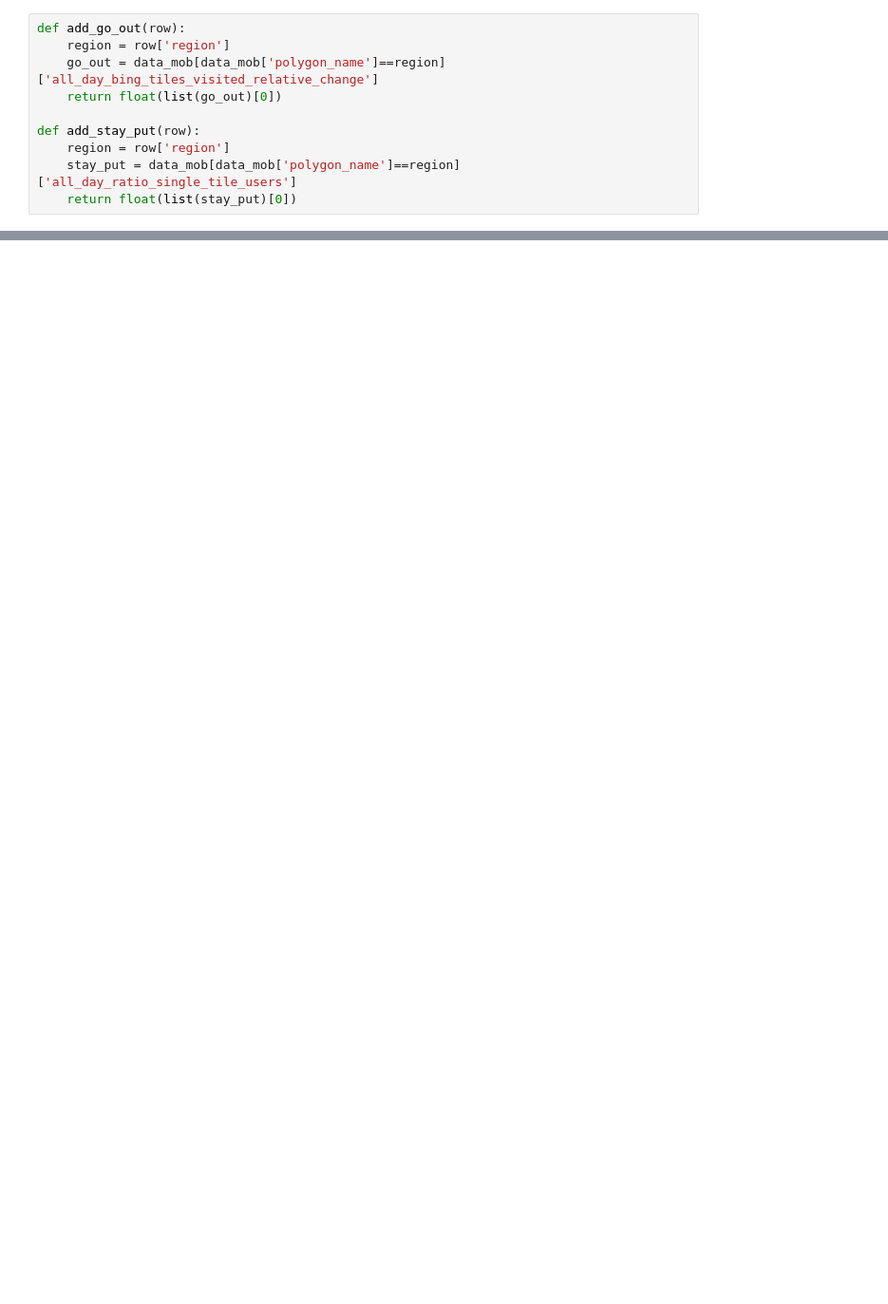
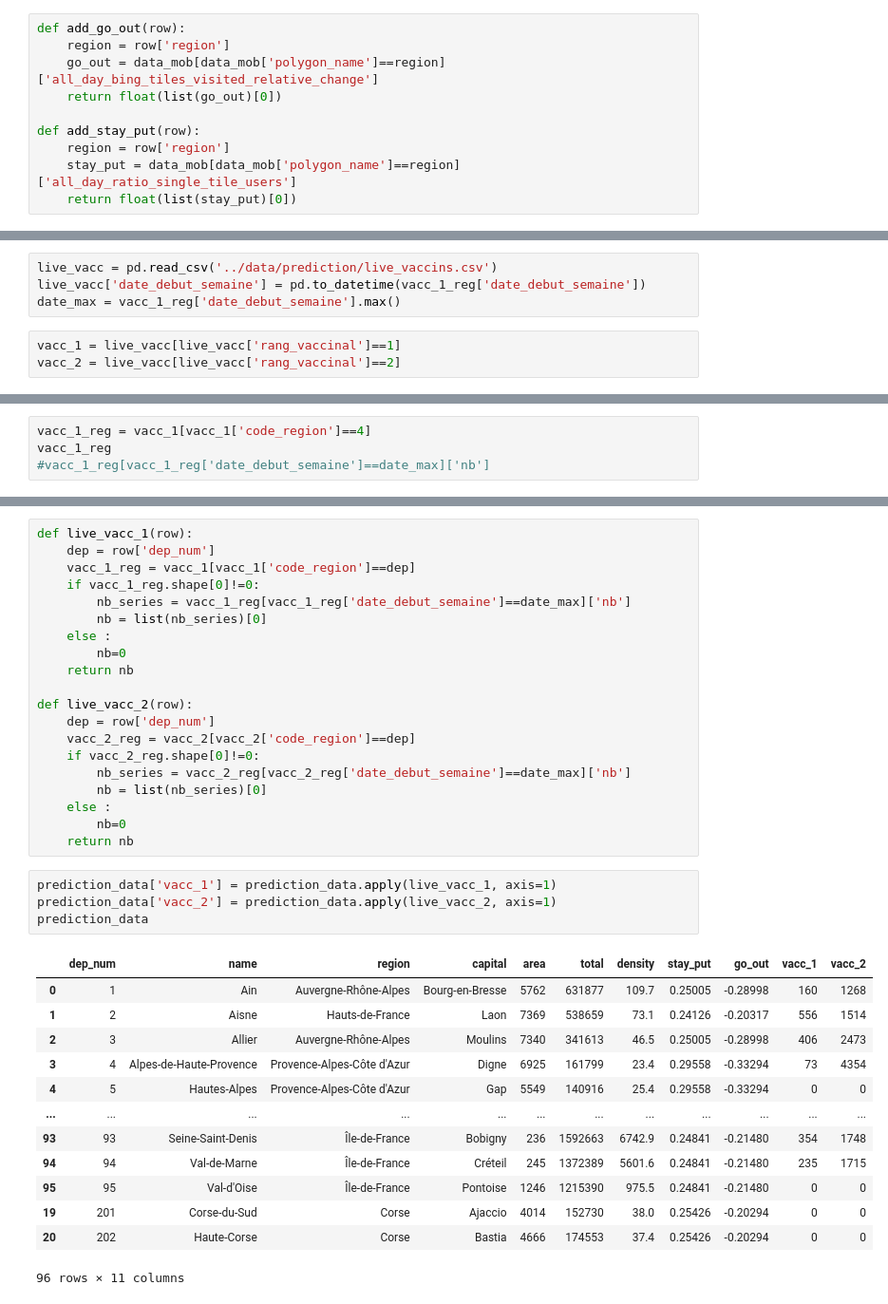
Before and after one commit to limiteinductive/covsco, a Jupyter notebook: notebooks/Cam.ipynb, the cells around one changed output, grey strips where cells are left out. Shown at 95% size. Cells and saved outputs as stored; diff of their text form; blank space fills up the shorter version.

Commit message:
add prediction folder in data and implement live_vaccin

```diff
--- a/notebooks/Cam.ipynb
+++ b/notebooks/Cam.ipynb
@@ -135,0 +134,7 @@ live_test
+# %%
+live_vacc = pd.read_csv('../data/prediction/live_vaccins.csv')
+live_vacc['date_debut_semaine'] = pd.to_datetime(vacc_1_reg['date_debut_semaine'])
+date_max = vacc_1_reg['date_debut_semaine'].max()
+# %%
+vacc_1 = live_vacc[live_vacc['rang_vaccinal']==1]
+vacc_2 = live_vacc[live_vacc['rang_vaccinal']==2]
@@ -135,0 +157,4 @@ live_test
+# %%
+vacc_1_reg = vacc_1[vacc_1['code_region']==4]
+vacc_1_reg
+#vacc_1_reg[vacc_1_reg['date_debut_semaine']==date_max]['nb']
@@ -135,0 +180,38 @@ live_test
+# %%
+def live_vacc_1(row):
+    dep = row['dep_num']
+    vacc_1_reg = vacc_1[vacc_1['code_region']==dep]
+    if vacc_1_reg.shape[0]!=0:
+        nb_series = vacc_1_reg[vacc_1_reg['date_debut_semaine']==date_max]['nb']
+        nb = list(nb_series)[0]
+    else :
+        nb=0
+    return nb
+
+def live_vacc_2(row):
+    dep = row['dep_num']
+    vacc_2_reg = vacc_2[vacc_2['code_region']==dep]
+    if vacc_2_reg.shape[0]!=0:
+        nb_series = vacc_2_reg[vacc_2_reg['date_debut_semaine']==date_max]['nb']
+        nb = list(nb_series)[0]
+    else :
+        nb=0
+    return nb
+# %%
+prediction_data['vacc_1'] = prediction_data.apply(live_vacc_1, axis=1)
+prediction_data['vacc_2'] = prediction_data.apply(live_vacc_2, axis=1)
+prediction_data
+# %% [output]
+|  | dep_num | name | region | capital | area | total | density | stay_put | go_out | vacc_1 | vacc_2 |
+| 0 | 1 | Ain | Auvergne-Rhône-Alpes | Bourg-en-Bresse | 5762 | 631877 | 109.7 | 0.25005 | -0.28998 | 160 | 1268 |
+| 1 | 2 | Aisne | Hauts-de-France | Laon | 7369 | 538659 | 73.1 | 0.24126 | -0.20317 | 556 | 1514 |
+| 2 | 3 | Allier | Auvergne-Rhône-Alpes | Moulins | 7340 | 341613 | 46.5 | 0.25005 | -0.28998 | 406 | 2473 |
+| 3 | 4 | Alpes-de-Haute-Provence | Provence-Alpes-Côte d'Azur | Digne | 6925 | 161799 | 23.4 | 0.29558 | -0.33294 | 73 | 4354 |
+| 4 | 5 | Hautes-Alpes | Provence-Alpes-Côte d'Azur | Gap | 5549 | 140916 | 25.4 | 0.29558 | -0.33294 | 0 | 0 |
+| ... | ... | ... | ... | ... | ... | ... | ... | ... | ... | ... | ... |
+| 93 | 93 | Seine-Saint-Denis | Île-de-France | Bobigny | 236 | 1592663 | 6742.9 | 0.24841 | -0.21480 | 354 | 1748 |
+| 94 | 94 | Val-de-Marne | Île-de-France | Créteil | 245 | 1372389 | 5601.6 | 0.24841 | -0.21480 | 235 | 1715 |
+| 95 | 95 | Val-d'Oise | Île-de-France | Pontoise | 1246 | 1215390 | 975.5 | 0.24841 | -0.21480 | 0 | 0 |
+| 19 | 201 | Corse-du-Sud | Corse | Ajaccio | 4014 | 152730 | 38.0 | 0.25426 | -0.20294 | 0 | 0 |
+| 20 | 202 | Haute-Corse | Corse | Bastia | 4666 | 174553 | 37.4 | 0.25426 | -0.20294 | 0 | 0 |
+96 rows × 11 columns
```
Also changed, not shown: parts of 14 cells of this notebook, 5 other files.
